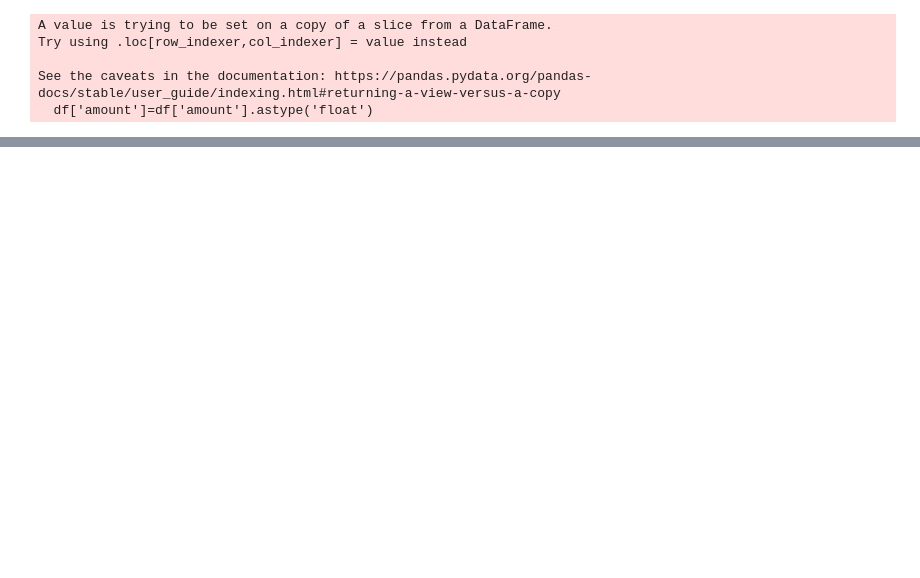
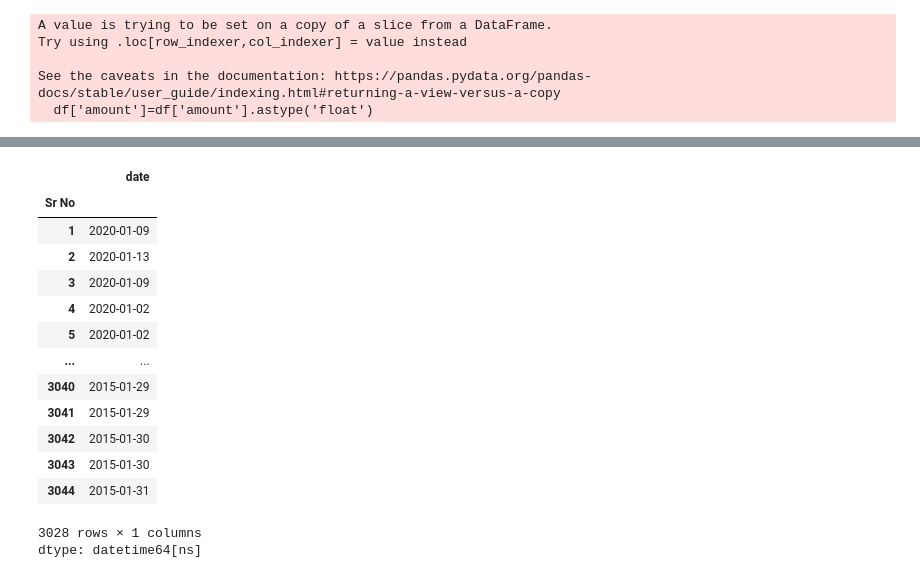
Before and after one commit to Swapn2/Data-Science-Learnings, a Jupyter notebook: indian_funding_startup.ipynb, the cells around one changed output, grey strips where cells are left out. Saved outputs shown, nothing was run; the diff lists cells and outputs as text; code cells hidden in the pictures; blank space fills up the shorter version.

```diff
--- a/indian_funding_startup.ipynb
+++ b/indian_funding_startup.ipynb
@@ -162,0 +227,18 @@ memory usage: 212.9+ KB
+# %%
+df['date']
+# %% [output]
+|  | date |
+| Sr No |  |
+| 1 | 2020-01-09 |
+| 2 | 2020-01-13 |
+| 3 | 2020-01-09 |
+| 4 | 2020-01-02 |
+| 5 | 2020-01-02 |
+| ... | ... |
+| 3040 | 2015-01-29 |
+| 3041 | 2015-01-29 |
+| 3042 | 2015-01-30 |
+| 3043 | 2015-01-30 |
+| 3044 | 2015-01-31 |
+3028 rows × 1 columns
+dtype: datetime64[ns]
```
Also changed, not shown: parts of 14 cells of this notebook.
